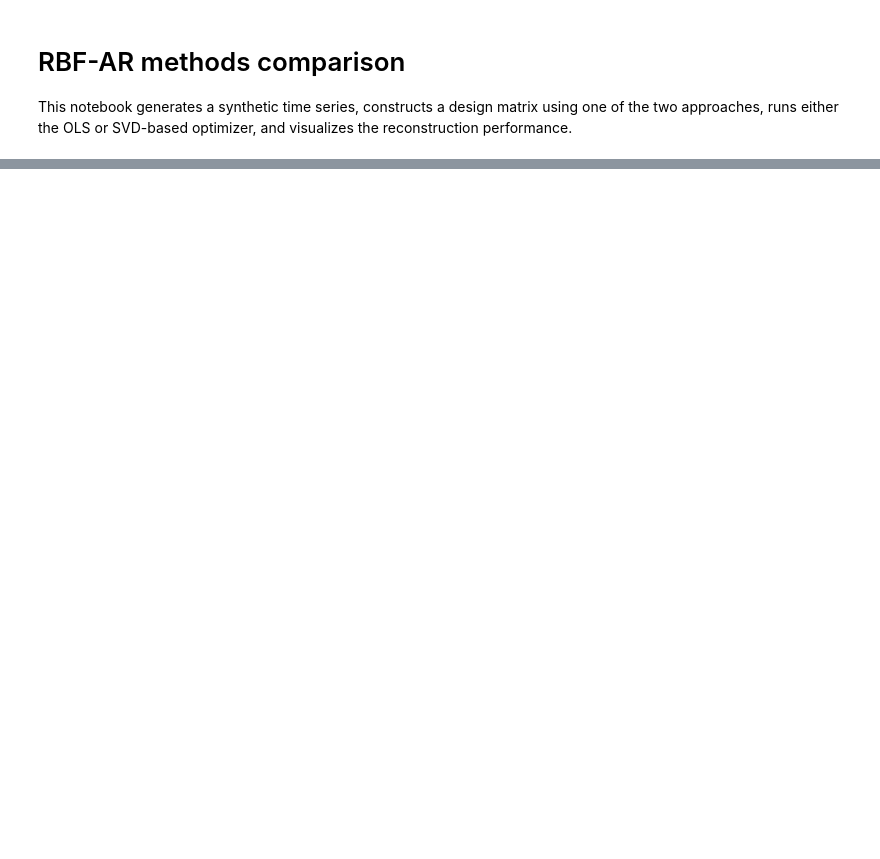
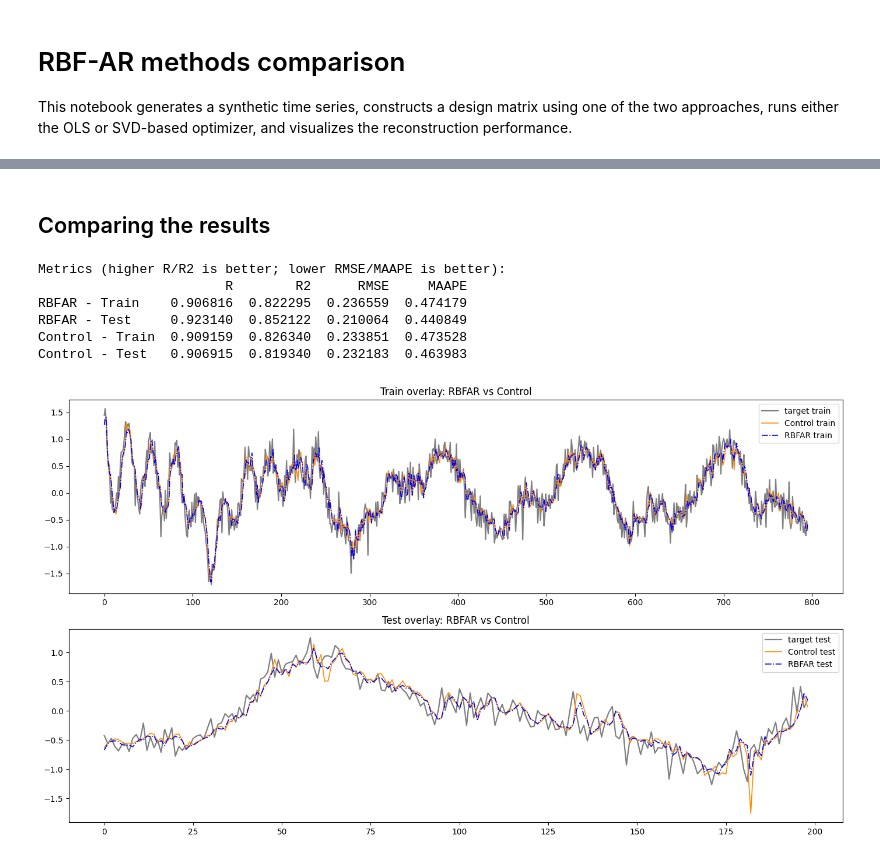
Before and after one commit to lichterberci/rbfar-ols, a Jupyter notebook: rbfar-methods-comparison.ipynb, the cells around one changed output, grey strips where cells are left out. Cells and saved outputs as stored; diff of their text form; code cells hidden in the pictures; blank space fills up the shorter version.

Commit message:
getting some meaningful results :)

```diff
--- a/rbfar-methods-comparison.ipynb
+++ b/rbfar-methods-comparison.ipynb
@@ -201,0 +308,65 @@ Relative error - train: 0.1789 | test: 0.2332
+# %% [markdown]
+## Comparing the results
+# %%
+from permetrics import RegressionMetric
+import pandas as pd
+
+# Ensure predictions are available
+rbfar_train = (P_train[:, sel_idx] @ weights).detach()
+rbfar_test = (P_test[:, sel_idx] @ weights).detach()
+ctrl_train = y_hat_train_ctrl.detach()
+ctrl_test = y_hat_test_ctrl.detach()
+
+metric_list = ["R", "R2", "RMSE", "MAAPE"]
+
+def compute_metrics(y_true: torch.Tensor, y_pred: torch.Tensor):
+    rm = RegressionMetric(y_true.reshape(-1).cpu().numpy(), y_pred.reshape(-1).cpu().numpy())
+    return {
+        "R": rm.R(),
+        "R2": rm.R2(),
+        "RMSE": rm.RMSE(),
+        "MAAPE": rm.MAAPE(),
+    }
+
+rows = []
+rows.append(("RBFAR - Train", compute_metrics(d_train, rbfar_train)))
+rows.append(("RBFAR - Test", compute_metrics(d_test, rbfar_test)))
+rows.append(("Control - Train", compute_metrics(d_train, ctrl_train)))
+rows.append(("Control - Test", compute_metrics(d_test, ctrl_test)))
+
+# Build DataFrame
+records = []
+index = []
+for name, vals in rows:
+    index.append(name)
+    # vals is a dict like {metric_name: value}
+    records.append([vals[m] for m in metric_list])
+
+results_df = pd.DataFrame(records, index=index, columns=metric_list)
+print("Metrics (higher R/R2 is better; lower RMSE/MAAPE is better):")
+print(results_df.to_string())
+
+# Overlay plots for Train and Test
+fig, axes = plt.subplots(2, 1, figsize=(14, 8), sharex=False)
+axes[0].plot(d_train.cpu().numpy(), label="target train", lw=1.6, color="grey")
+axes[0].plot(ctrl_train.cpu().numpy(), label="Control train", lw=1.2, color="darkorange", linestyle="-")
+axes[0].plot(rbfar_train.cpu().numpy(), label="RBFAR train", lw=1.2, color="blue", linestyle="-.")
+axes[0].set_title("Train overlay: RBFAR vs Control")
+axes[0].legend()
+
+axes[1].plot(d_test.cpu().numpy(), label="target test", lw=1.6, color="grey")
+axes[1].plot(ctrl_test.cpu().numpy(), label="Control test", lw=1.2, color="darkorange", linestyle="-")
+axes[1].plot(rbfar_test.cpu().numpy(), label="RBFAR test", lw=1.2, color="blue", linestyle="-.")
+axes[1].set_title("Test overlay: RBFAR vs Control")
+axes[1].legend()
+
+plt.tight_layout()
+plt.show()
+# %% [output]
+Metrics (higher R/R2 is better; lower RMSE/MAAPE is better):
+                        R        R2      RMSE     MAAPE
+RBFAR - Train    0.906816  0.822295  0.236559  0.474179
+RBFAR - Test     0.923140  0.852122  0.210064  0.440849
+Control - Train  0.909159  0.826340  0.233851  0.473528
+Control - Test   0.906915  0.819340  0.232183  0.463983
+[figure, added]
```
Also changed, not shown: parts of 8 cells of this notebook, 2 other files.
